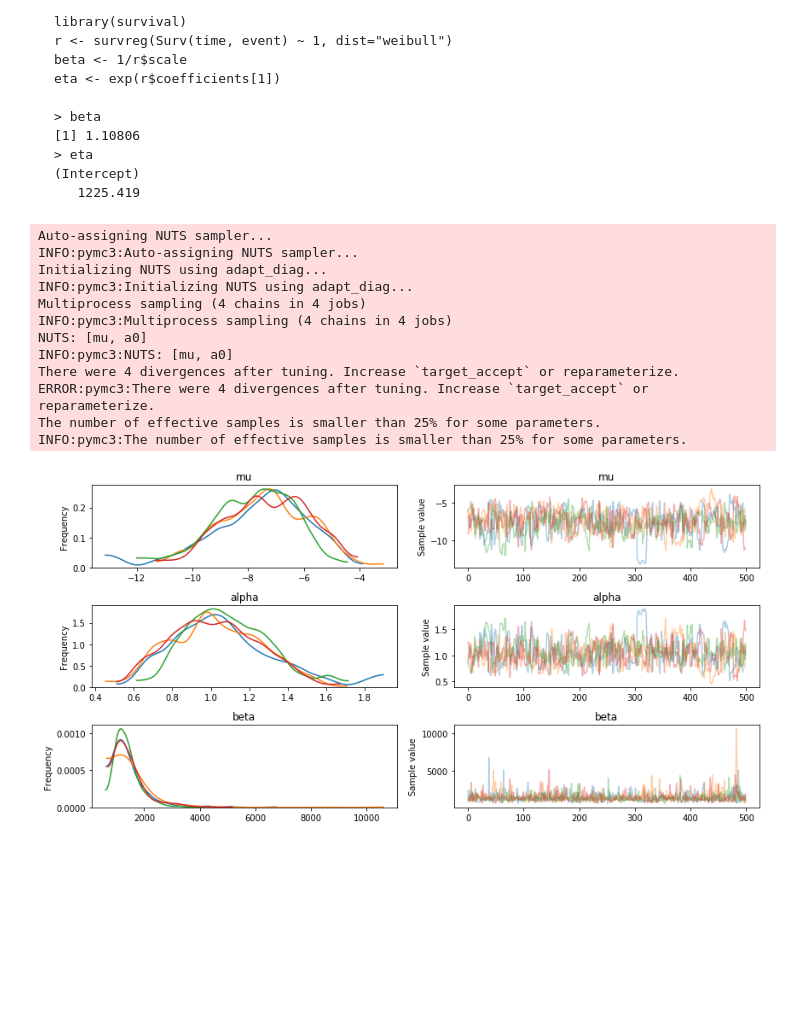
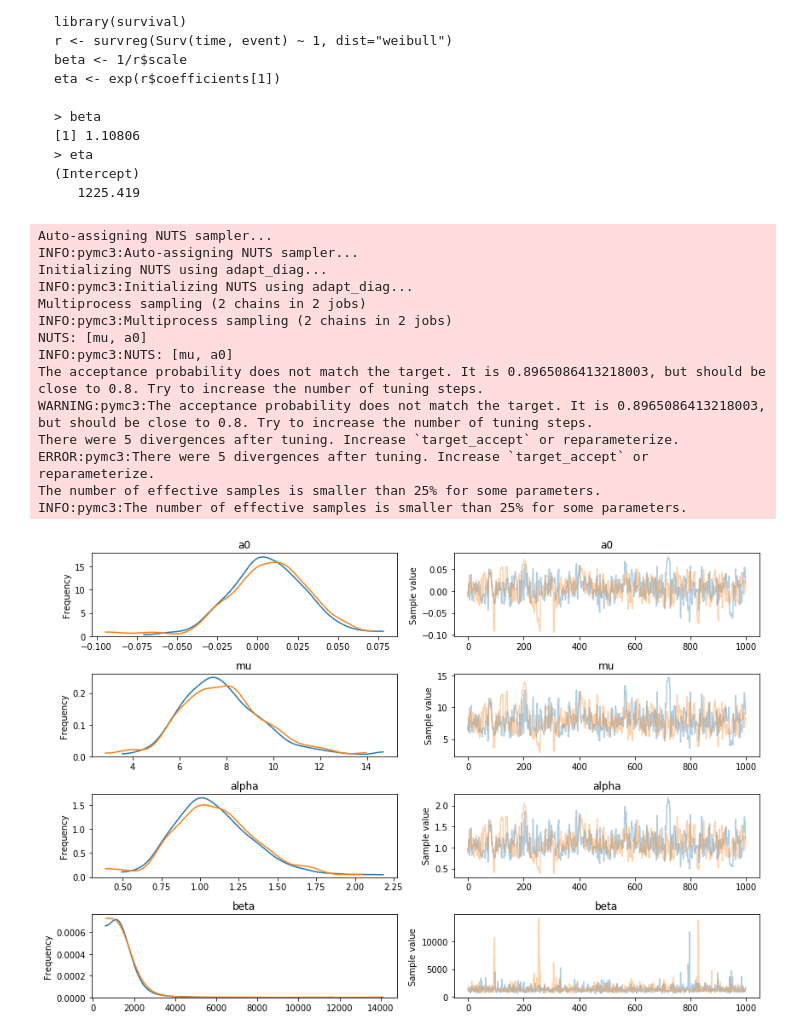
Before and after one commit to junpenglao/Planet_Sakaar_Data_Science, a Jupyter notebook: PyMC3QnA/discourse_1107.ipynb, the cells around one changed output. Cells and saved outputs as stored; diff of their text form; code cells hidden in the pictures; blank space fills up the shorter version.

```diff
--- a/PyMC3QnA/discourse_1107.ipynb
+++ b/PyMC3QnA/discourse_1107.ipynb
@@ -221,7 +221,7 @@ time = np.asarray([59, 115, 156, 421, 431, 448, 464, 475, 477, 563, 638, 744,
 event = np.asarray([1, 1, 1, 0, 1, 0, 1, 1, 0, 1, 1, 0, 0,
                     0, 0, 0, 0, 0, 0, 0, 0, 1, 1, 1, 1, 0])
 # %%
-sd_mu = 10.0
+sd_mu = 100.0
 sd_al = 10.0
 
 
@@ -234,28 +234,29 @@ with pm.Model() as weibull:
     mu = pm.Normal('mu', mu=0., sd=sd_mu)
 
     alpha = pm.Deterministic('alpha', tt.exp(sd_al * alpha_raw))
-    beta = pm.Deterministic('beta', tt.exp(-(mu / alpha)))
+    beta = pm.Deterministic('beta', tt.exp(mu / alpha))
     y1 = pm.Weibull(
         'y1', alpha, beta, observed=time[event == 1])
     y0 = pm.Potential(
         'y0', weibull_lccdf(time[event == 0], alpha, beta))
 
-    trace = pm.sample(init='adapt_diag')
+    trace = pm.sample(1000, tune=1000, init='adapt_diag')
 # %% [output]
 Auto-assigning NUTS sampler...
 INFO:pymc3:Auto-assigning NUTS sampler...
 Initializing NUTS using adapt_diag...
 INFO:pymc3:Initializing NUTS using adapt_diag...
-Multiprocess sampling (4 chains in 4 jobs)
-INFO:pymc3:Multiprocess sampling (4 chains in 4 jobs)
+Multiprocess sampling (2 chains in 2 jobs)
+INFO:pymc3:Multiprocess sampling (2 chains in 2 jobs)
 NUTS: [mu, a0]
 INFO:pymc3:NUTS: [mu, a0]
-There were 4 divergences after tuning. Increase `target_accept` or reparameterize.
-ERROR:pymc3:There were 4 divergences after tuning. Increase `target_accept` or reparameterize.
+The acceptance probability does not match the target. It is 0.8965086413218003, but should be close to 0.8. Try to increase the number of tuning steps.
+WARNING:pymc3:The acceptance probability does not match the target. It is 0.8965086413218003, but should be close to 0.8. Try to increase the number of tuning steps.
+There were 5 divergences after tuning. Increase `target_accept` or reparameterize.
+ERROR:pymc3:There were 5 divergences after tuning. Increase `target_accept` or reparameterize.
 The number of effective samples is smaller than 25% for some parameters.
 INFO:pymc3:The number of effective samples is smaller than 25% for some parameters.
 # %%
-pm.traceplot(trace,
-             varnames=['mu', 'alpha', 'beta']);
+pm.traceplot(trace);
 # %% [output]
-[figure, old version]
+[figure, new version]
```
Also changed, not shown: parts of 7 cells of this notebook.
